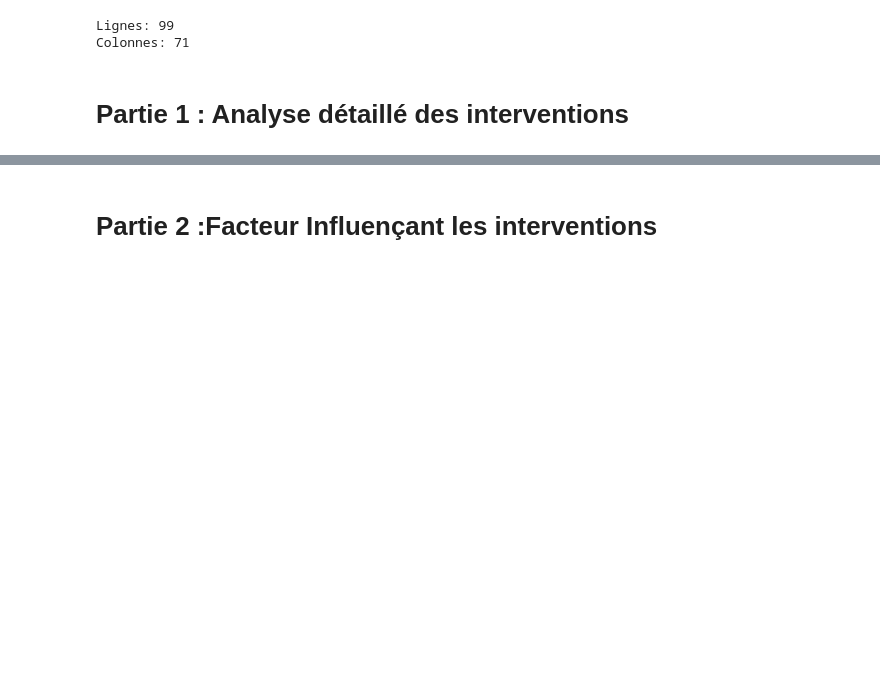
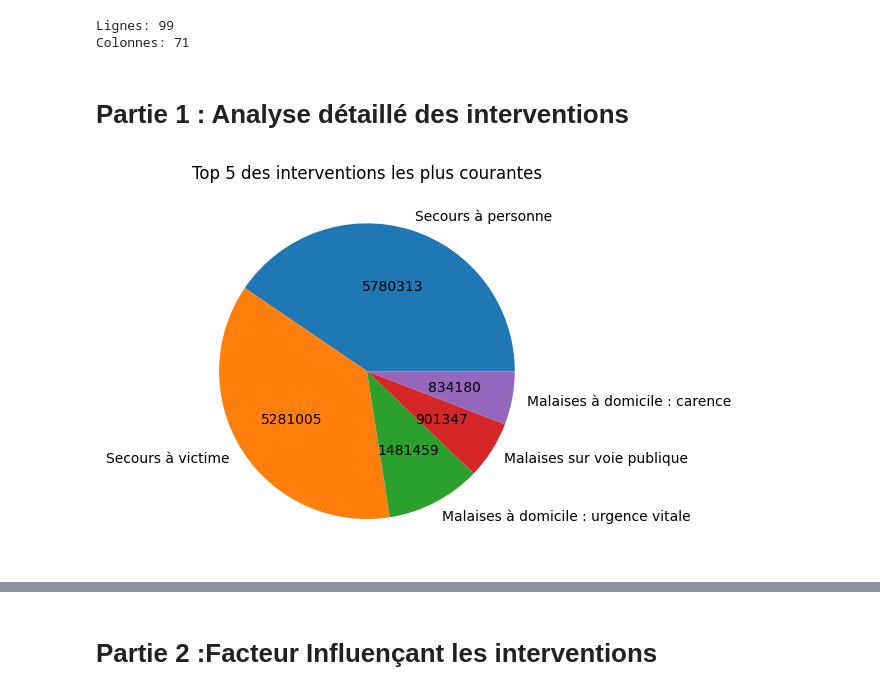
Before and after one commit to Clement-Szewczyk/L3SDN_Projet_Proba, a Jupyter notebook: Projet.ipynb, the cells around one changed output, grey strips where cells are left out. Cells and saved outputs as stored; diff of their text form; code cells hidden in the pictures; blank space fills up the shorter version.

```diff
--- a/Projet.ipynb
+++ b/Projet.ipynb
@@ -162,0 +153,22 @@ Colonnes: 71
+# %%
+# Top 5 interventions les plus courantes (diagramme circulaire)
+
+for col in type:
+
+    df[col] = (
+        df[col]
+        .replace(r"[^\d]", "", regex=True)  # Supprime tout sauf les chiffres
+        .astype(float)  # Convertit en int pour les calculs
+    )
+
+
+somme_par_type = df[type].sum()
+
+top5 = somme_par_type.nlargest(5)
+
+
+plt.pie(top5, labels=top5.index, autopct=lambda p: '{:.0f}'.format(p * somme_par_type.sum() / 100))
+plt.title("Top 5 des interventions les plus courantes")
+plt.show()
+# %% [output]
+[figure, added]
```
Also changed, not shown: parts of 19 cells of this notebook.
